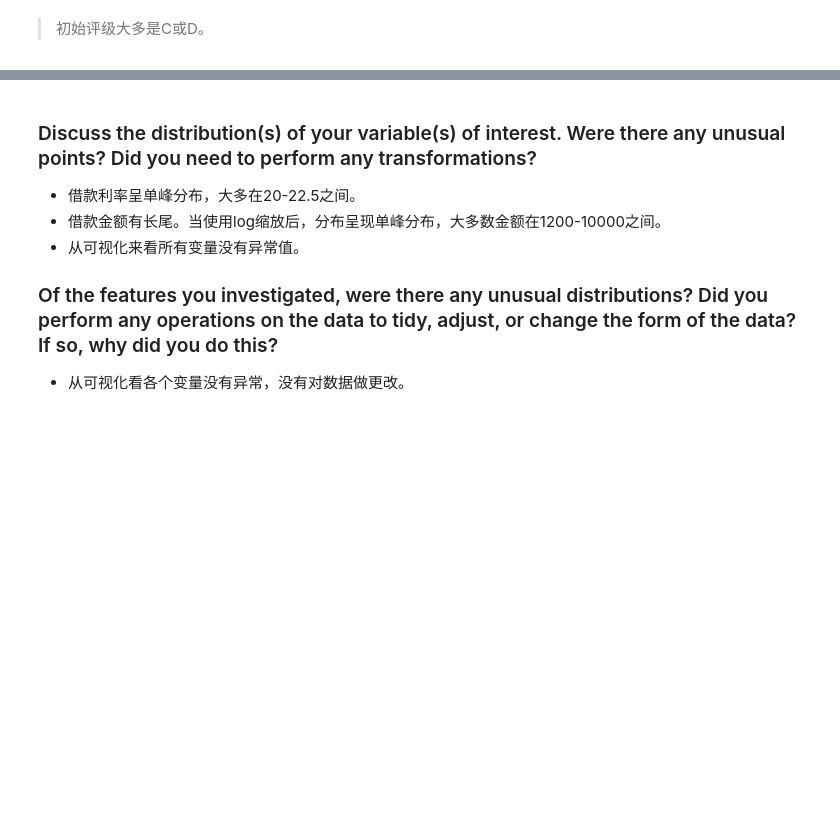
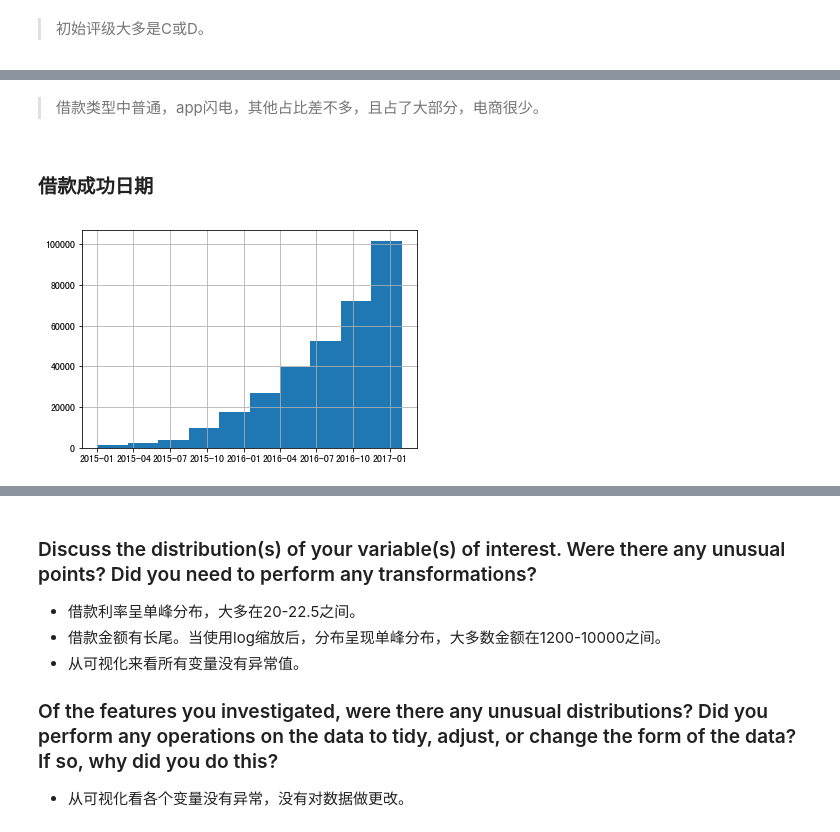
Before and after one commit to hanyang7427/data_explorer, a Jupyter notebook: exploration.ipynb, the cells around one changed output, grey strips where cells are left out. Cells and saved outputs as stored; diff of their text form; code cells hidden in the pictures; blank space fills up the shorter version.

```diff
--- a/exploration.ipynb
+++ b/exploration.ipynb
@@ -182,0 +179,8 @@ sb.countplot(data = df_lc_clean, y = '初始评级', color = base_color);
+# %% [markdown]
+> 借款类型中普通，app闪电，其他占比差不多，且占了大部分，电商很少。
+# %% [markdown]
+### 借款成功日期
+# %%
+df_lc_clean['借款成功日期'].hist();
+# %% [output]
+[figure, added]
```
Also changed, not shown: parts of 64 cells of this notebook, 4 other files.
